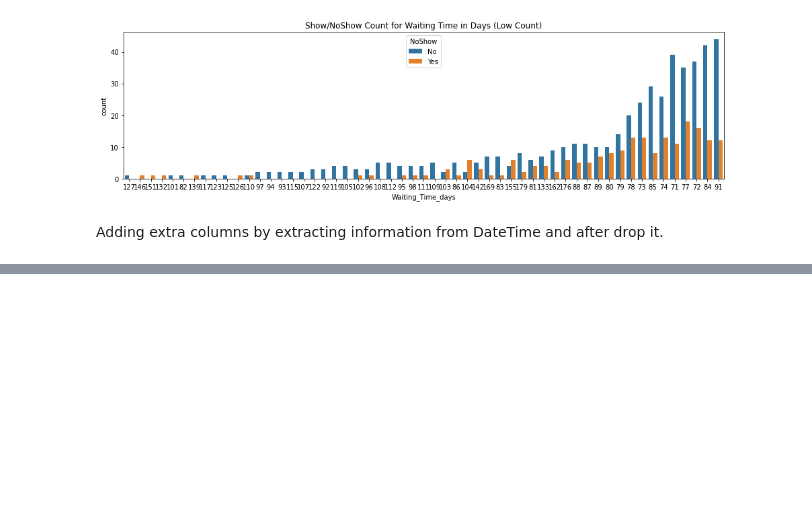
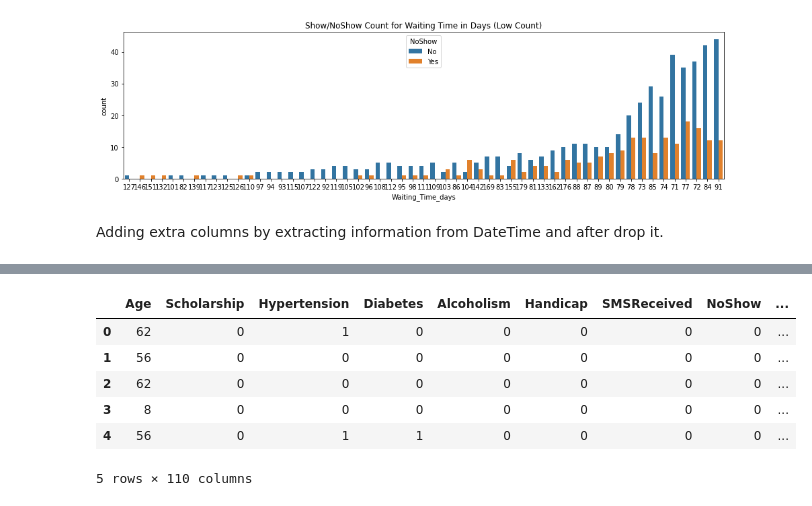
Before and after one commit to AdamHorvath12/Medical-Appointment-No-Shows, a Jupyter notebook: Medical_Appointment_No_Shows.ipynb, the cells around one changed output, grey strips where cells are left out. Cells and saved outputs as stored; diff of their text form; code cells hidden in the pictures; blank space fills up the shorter version.

```diff
--- a/Medical_Appointment_No_Shows.ipynb
+++ b/Medical_Appointment_No_Shows.ipynb
@@ -239,0 +283,12 @@ df.drop(['AppointmentDay'], axis=1, inplace=True)
+# %%
+categorical_variables = ['Gender','Neighbourhood','ScheduledDay_DOfW','AppointmentDay_DOfW']
+df_prep = pd.get_dummies(df,columns=categorical_variables)
+df_prep.head()
+# %% [output]
+|  | Age | Scholarship | Hypertension | Diabetes | Alcoholism | Handicap | SMSReceived | NoShow | ... |
+| 0 | 62 | 0 | 1 | 0 | 0 | 0 | 0 | 0 | ... |
+| 1 | 56 | 0 | 0 | 0 | 0 | 0 | 0 | 0 | ... |
+| 2 | 62 | 0 | 0 | 0 | 0 | 0 | 0 | 0 | ... |
+| 3 | 8 | 0 | 0 | 0 | 0 | 0 | 0 | 0 | ... |
+| 4 | 56 | 0 | 1 | 1 | 0 | 0 | 0 | 0 | ... |
+5 rows × 110 columns
```
Also changed, not shown: parts of 26 cells of this notebook.
